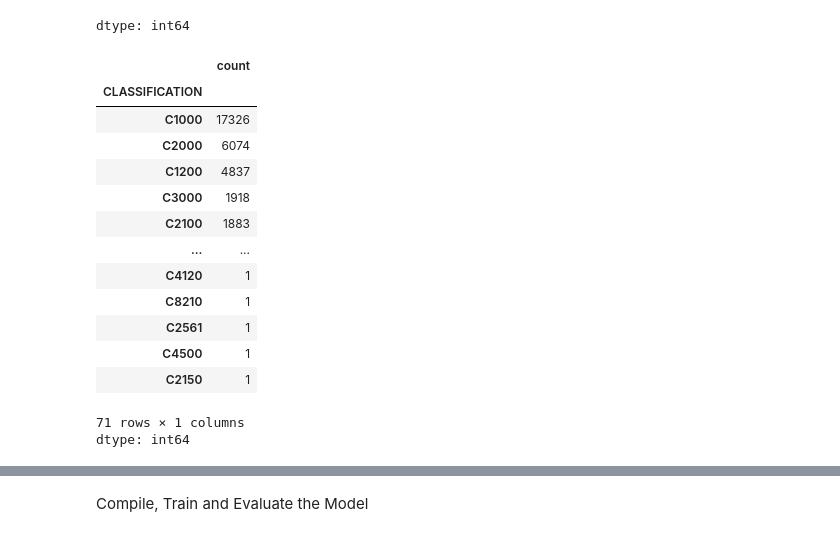
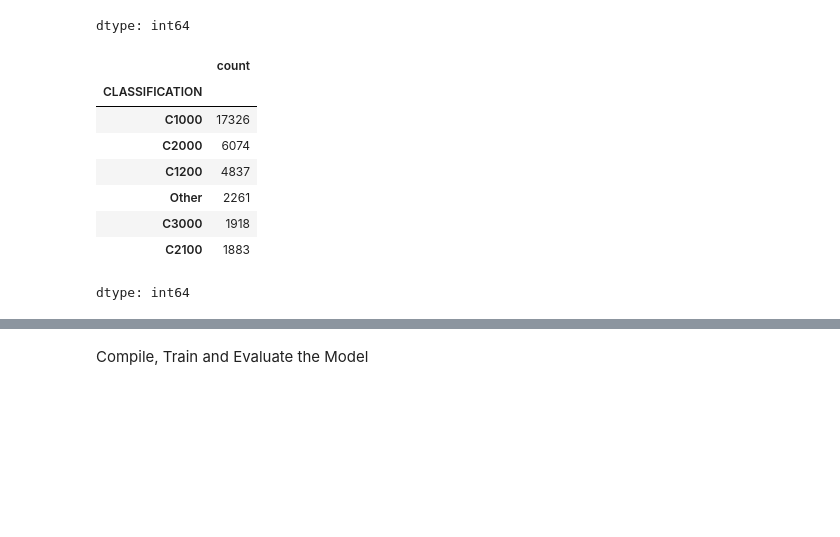
Before and after one commit to Rock2638/deep-learning-challenge, a Jupyter notebook: Deep Learning/AlphabetSoupCharity_Optimisation_h5.ipynb, the cells around one changed output, grey strips where cells are left out. Cells and saved outputs as stored; diff of their text form; code cells hidden in the pictures; blank space fills up the shorter version.

```diff
--- a/Deep Learning/AlphabetSoupCharity_Optimisation_h5.ipynb
+++ b/Deep Learning/AlphabetSoupCharity_Optimisation_h5.ipynb
@@ -70,7 +70,7 @@ Name: count, dtype: int64
 cutoff_value = 500
 
 # Create a list of application types to be replaced
-application_types_to_replace = application_type_counts[application_type_counts <= cutoff_value]
+application_types_to_replace = application_type_counts[application_type_counts <= cutoff_value].index.tolist()
 
 # Replace in dataframe
 for app in application_types_to_replace:
@@ -146,30 +138,24 @@ dtype: int64
 # %%
 # Choose a cutoff value and create a list of classifications to be replaced
 # use the variable name `classifications_to_replace`
 cutoff_value = 1000
-classifications_to_replace = classification_counts[classification_counts <= cutoff_value]
+classifications_to_replace = classification_counts[classification_counts <= cutoff_value].index.tolist()
 
 # Replace in dataframe
 for cls in classifications_to_replace:
     application_df['CLASSIFICATION'] = application_df['CLASSIFICATION'].replace(cls,"Other")
 
 # Check to make sure replacement was successful
 application_df['CLASSIFICATION'].value_counts()
 # %% [output]
 |  | count |
 | CLASSIFICATION |  |
 | C1000 | 17326 |
 | C2000 | 6074 |
 | C1200 | 4837 |
+| Other | 2261 |
 | C3000 | 1918 |
 | C2100 | 1883 |
-| ... | ... |
-| C4120 | 1 |
-| C8210 | 1 |
-| C2561 | 1 |
-| C4500 | 1 |
-| C2150 | 1 |
-71 rows × 1 columns
 dtype: int64
 # %%
 # Convert categorical data to numeric with `pd.get_dummies`
```
Also changed, not shown: parts of 6 cells of this notebook, 3 other files.
